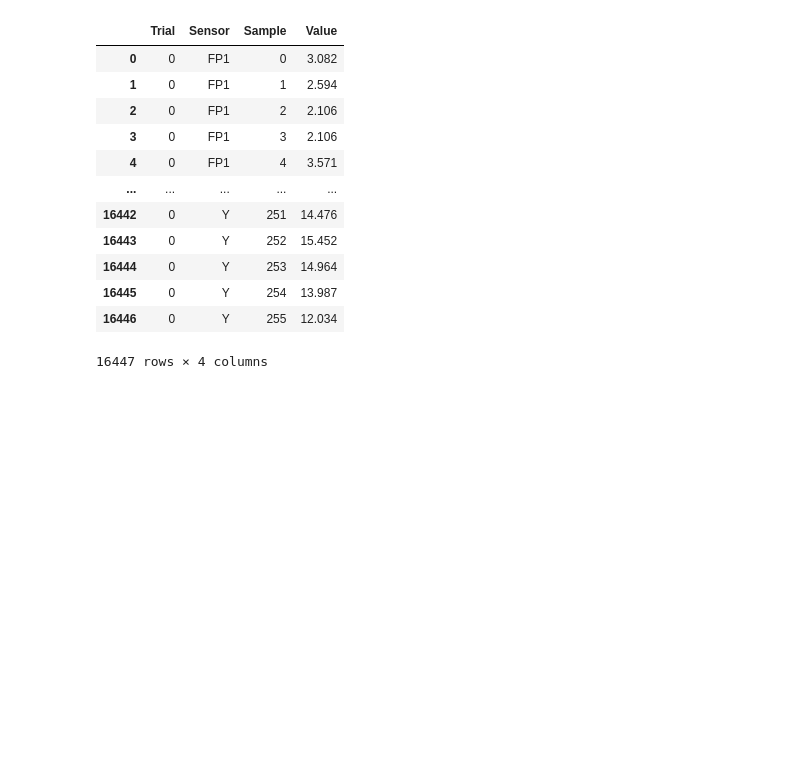
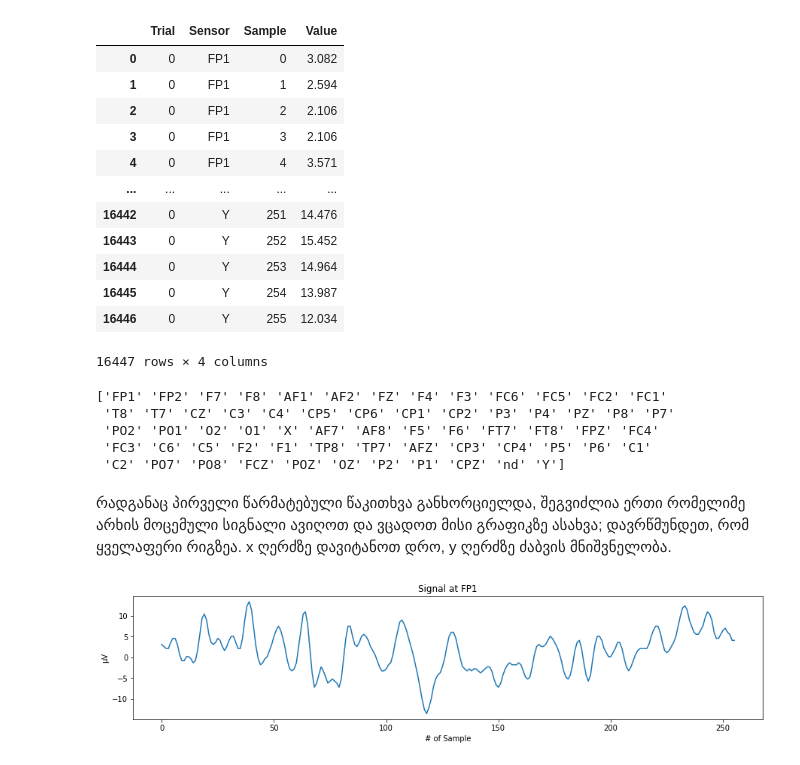
Before and after one commit to lnadi17/eeg-data-analysis, a Jupyter notebook: small-dataset/small-dataset-test.ipynb, the cells around one changed output. Saved outputs shown, nothing was run; the diff lists cells and outputs as text; code cells hidden in the pictures; blank space fills up the shorter version.

Commit message:
Add 1D plot

```diff
--- a/small-dataset/small-dataset-test.ipynb
+++ b/small-dataset/small-dataset-test.ipynb
@@ -128,7 +128,8 @@ with open(file_name) as src:
 # %%
 import pandas as pd
 # %%
-pd.read_csv(file_name, skiprows=5, names=['Trial', 'Sensor', 'Sample', 'Value'], sep=' ')
+table = pd.read_csv(file_name, skiprows=5, names=['Trial', 'Sensor', 'Sample', 'Value'], sep=' ')
+table
 # %% [output]
 |  | Trial | Sensor | Sample | Value |
 | 0 | 0 | FP1 | 0 | 3.082 |
@@ -143,3 +144,27 @@ pd.read_csv(file_name, skiprows=5, names=['Trial', 'Sensor', 'Sample', 'Value'],
 | 16445 | 0 | Y | 254 | 13.987 |
 | 16446 | 0 | Y | 255 | 12.034 |
 16447 rows × 4 columns
+# %%
+# Print unique sensors from the table; save their indices in case we need them
+unique_sensors = pd.unique(table['Sensor'])
+sensors_dict = dict(zip(unique_sensors, list(range(len(unique_sensors)))))
+print(unique_sensors)
+# %% [output]
+['FP1' 'FP2' 'F7' 'F8' 'AF1' 'AF2' 'FZ' 'F4' 'F3' 'FC6' 'FC5' 'FC2' 'FC1'
+ 'T8' 'T7' 'CZ' 'C3' 'C4' 'CP5' 'CP6' 'CP1' 'CP2' 'P3' 'P4' 'PZ' 'P8' 'P7'
+ 'PO2' 'PO1' 'O2' 'O1' 'X' 'AF7' 'AF8' 'F5' 'F6' 'FT7' 'FT8' 'FPZ' 'FC4'
+ 'FC3' 'C6' 'C5' 'F2' 'F1' 'TP8' 'TP7' 'AFZ' 'CP3' 'CP4' 'P5' 'P6' 'C1'
+ 'C2' 'PO7' 'PO8' 'FCZ' 'POZ' 'OZ' 'P2' 'P1' 'CPZ' 'nd' 'Y']
+# %%
+# Transform whole table into 2D array
+trial = []
+for sensor in unique_sensors:
+    subtable = table[table['Sensor'] == sensor]
+    arr = []
+    for index, row in subtable.iterrows():
+        sample = row['Sample']
+        value = row['Value']
+        arr.append(value)
+    trial.append(arr)
+# %% [markdown]
+რადგანაც პირველი წარმატებული წაკითხვა განხორციელდა, შეგვიძლია ერთი რომელიმე არხის მოცემული სიგნალი ავიღოთ და ვცადოთ მისი გრაფიკზე ასახვა; დავრწმუნდეთ, რომ ყველაფერი რიგზეა. x ღერძზე დავიტანოთ დრო, y ღერძზე ძაბვის მნიშვნელობა.
@@ -145,0 +173,10 @@ pd.read_csv(file_name, skiprows=5, names=['Trial', 'Sensor', 'Sample', 'Value'],
+# %%
+# Plot signal at FP1
+plt.figure(figsize=(15, 3))
+plt.plot(trial[0])
+plt.title("Signal at FP1")
+plt.ylabel("µV")
+plt.xlabel("# of Sample")
+plt.show()
+# %% [output]
+[figure, added]
```
Also changed, not shown: parts of 3 cells of this notebook.
